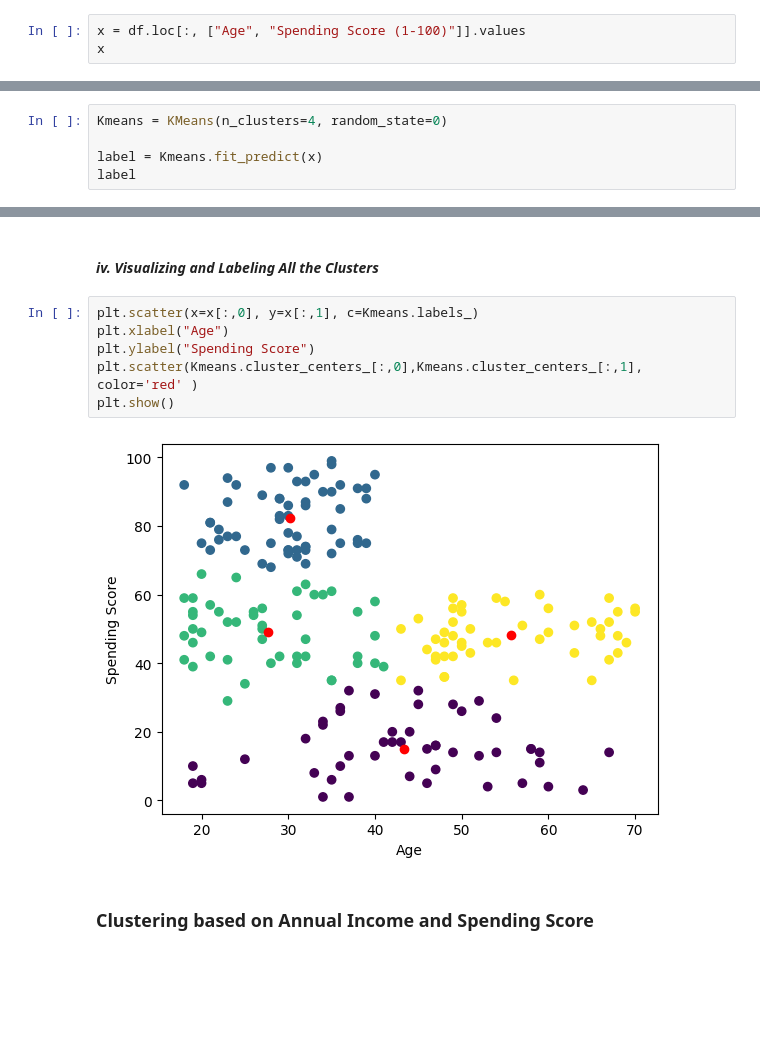
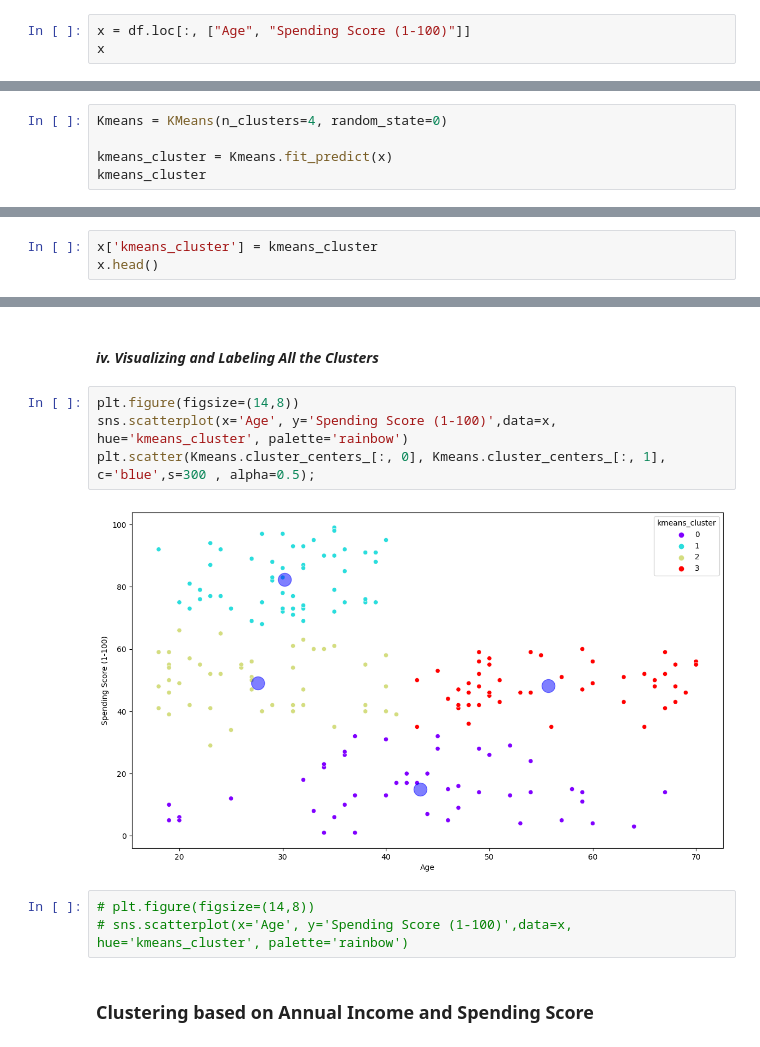
Before and after one commit to Hessa-Alharbi/Customer-Segmentation, a Jupyter notebook: Cluestering_Analysis_Customers_Segmentation_Project (2).ipynb, the cells around one changed output, grey strips where cells are left out. Drawn from its saved outputs; the diff is of its cells as text; blank space fills up the shorter version.

Commit message:
Refactor the folder structure💫 & update hiararical cluster  & visualizetion code 🥳

```diff
--- a/Cluestering_Analysis_Customers_Segmentation_Project (2).ipynb
+++ b/Cluestering_Analysis_Customers_Segmentation_Project (2).ipynb
@@ -216,6 +220,6 @@ Labeling example:
 # %% [markdown]
 #### *i. Create a new dataset with two variables of your choice*
 # %%
-x = df.loc[:, ["Age", "Spending Score (1-100)"]].values
+x = df.loc[:, ["Age", "Spending Score (1-100)"]]
 x
 # %% [output]
@@ -297,8 +301,8 @@ silhouette_score = (1-1.41)/1.41 ==> -0.29
 # %%
 Kmeans = KMeans(n_clusters=4, random_state=0)
 
-label = Kmeans.fit_predict(x)
-label
+kmeans_cluster = Kmeans.fit_predict(x)
+kmeans_cluster
 # %% [output]
 array([2, 1, 0, 1, 2, 1, 0, 1, 0, 1, 0, 1, 0, 1, 0, 1, 2, 2, 0, 1, 2, 1,
        0, 1, 0, 1, 0, 2, 0, 1, 0, 1, 0, 1, 0, 1, 0, 1, 0, 1, 3, 1, 3, 2,
@@ -310,3 +314,6 @@ array([2, 1, 0, 1, 2, 1, 0, 1, 0, 1, 0, 1, 0, 1, 0, 1, 2, 2, 0, 1, 2, 1,
        0, 1, 0, 1, 0, 1, 3, 1, 0, 1, 0, 1, 0, 1, 0, 2, 0, 1, 0, 1, 0, 1,
        0, 1, 0, 1, 0, 1, 0, 1, 2, 1, 0, 1, 0, 1, 0, 1, 0, 1, 0, 1, 0, 1,
        0, 1])
+# %%
+x['kmeans_cluster'] = kmeans_cluster
+x.head()
@@ -321,13 +344,14 @@ array([[43.29166667, 15.02083333],
 # %% [markdown]
 #### *iv. Visualizing and Labeling All the Clusters*
-# %%
-plt.scatter(x=x[:,0], y=x[:,1], c=Kmeans.labels_)
-plt.xlabel("Age")
-plt.ylabel("Spending Score")
-plt.scatter(Kmeans.cluster_centers_[:,0],Kmeans.cluster_centers_[:,1], color='red' )
-plt.show()
-# %% [output]
-[figure, removed]
+# %%
+plt.figure(figsize=(14,8))
+sns.scatterplot(x='Age', y='Spending Score (1-100)',data=x, hue='kmeans_cluster', palette='rainbow')
+plt.scatter(Kmeans.cluster_centers_[:, 0], Kmeans.cluster_centers_[:, 1], c='blue',s=300 , alpha=0.5);
+# %% [output]
+[figure, added]
+# %%
+# plt.figure(figsize=(14,8))
+# sns.scatterplot(x='Age', y='Spending Score (1-100)',data=x, hue='kmeans_cluster', palette='rainbow')
 # %% [markdown]
 ### Clustering based on Annual Income and Spending Score
 # %% [markdown]
```
Also changed, not shown: parts of 6 cells of this notebook, 1 other file.
